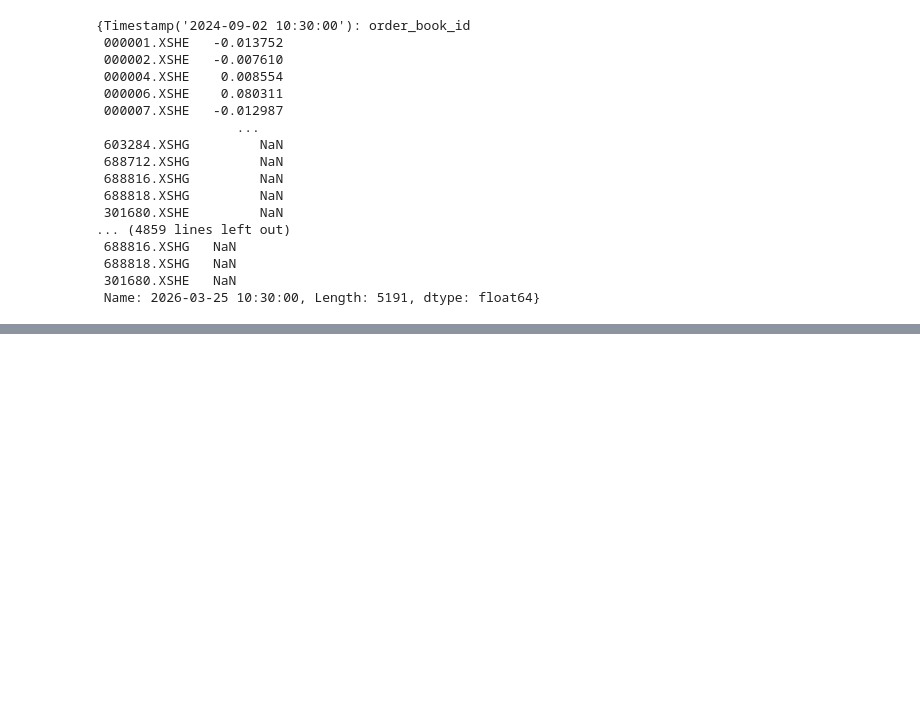
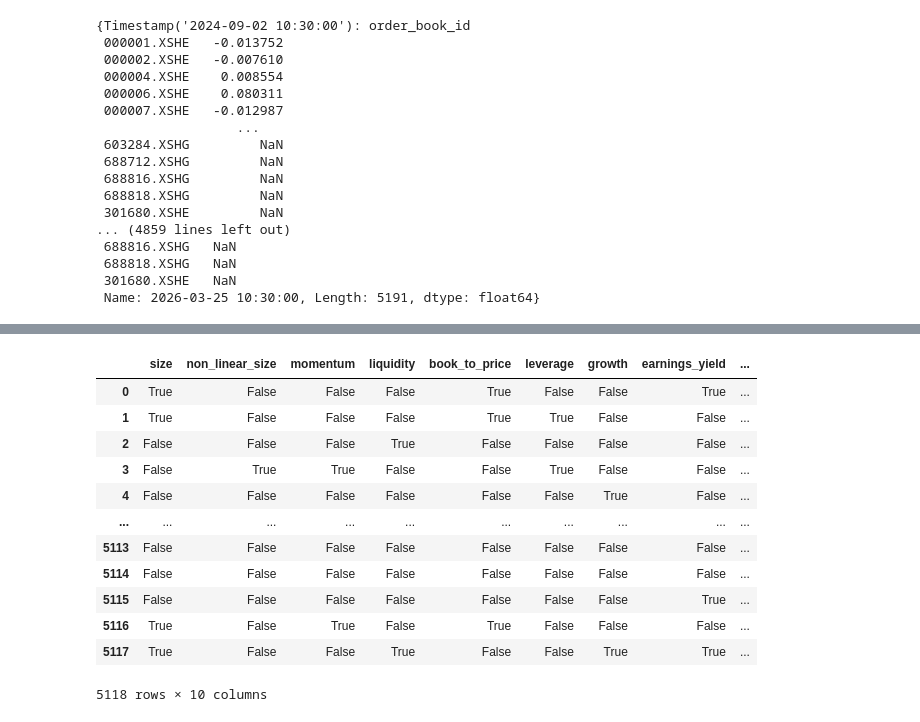
Before and after one commit to LeeSXS23456/REPOSITORY, a Jupyter notebook: data_extract.ipynb, the cells around one changed output, grey strips where cells are left out. Cells and saved outputs as stored; diff of their text form; code cells hidden in the pictures; blank space fills up the shorter version.

```diff
--- a/data_extract.ipynb
+++ b/data_extract.ipynb
@@ -880 +842,12 @@ with open(f"{desdir}/全A_freemcp_25_26D_dict.pkl", "wb") as f:
     pickle.dump(mcp_dict, f)
+# %%
+#补齐一下barra暴露信息
+bardir = "E:/SJTU/实习/国泰海通/barra因子/data_base/barra_data/whole_mkt"
+tr_s_filter = [d for d in tr_s if (d >= pd.Timestamp('2024-09-02 00:00:00')) and (d <= pd.Timestamp('2025-01-02 00:00:00'))]
+ids = kj_dict[tr_s_filter[-1]].index.tolist()
+ids = [id for id in ids if not id.endswith(".BJSE")]
+for dt in tr_s_filter:
+    df = get_factor_exposure(ids, start_date=dt, end_date=dt, factors=None, industry_mapping='sws_2021', model='v1', market='cn')
+    df.reset_index(inplace=True)
+    df.to_pickle(f"{bardir}/{dt.strftime('%Y-%m-%d')}.pkl")
+    print(dt)
@@ -880,0 +875,11 @@ with open(f"{desdir}/全A_freemcp_25_26D_dict.pkl", "wb") as f:
+# %%
+#补齐一下因子收益率协方差矩阵和特质收益率协方差矩阵
+srcdir = "E:/SJTU/实习/国泰海通/barra因子/data_base"
+tr_s_filter = [d for d in tr_s if (d >= pd.Timestamp('2020-01-01 00:00:00')) and (d <= pd.Timestamp('2025-01-02 00:00:00'))]
+#df = pd.read_pickle(f"{srcdir}/spe_ret_cov/2025-01-02.pkl")
+for dt in tr_s_filter:
+    df = get_factor_covariance(dt, horizon= 'daily', model = 'v1',industry_mapping='sws_2021')
+    # df = get_specific_risk(ids, start_date=dt, end_date=dt, horizon= 'daily', model = 'v1',industry_mapping='sws_2021')
+    #特质收益矩阵需要转置
+    df.to_pickle(f"{srcdir}/fac_ret_cov/{dt.strftime('%Y-%m-%d')}.pkl")
+    print(dt)
@@ -880,0 +906,18 @@ with open(f"{desdir}/全A_freemcp_25_26D_dict.pkl", "wb") as f:
+# %%
+import pandas as pd
+
+srcdir = "E:/SJTU/实习/国泰海通/barra因子/data_base/barra_data/whole_mkt"
+trdir = "E:/SJTU/实习/国泰海通/barra因子/data_base"
+
+start_dt = "2025-01-01"
+end_dt = "2026-03-25"
+styles = ['size', 'non_linear_size', 'momentum',
+       'liquidity', 'book_to_price', 'leverage', 'growth', 'earnings_yield',
+       'beta', 'residual_volatility']
+
+trdates = pd.read_pickle(f"{trdir}/trading_dates.pkl")
+filter_dates = [d for d in trdates if (d >= start_dt) and (d <= end_dt)]
+
+for date in filter_dates:
+    df = pd.read_pickle(f"{srcdir}/{date}.pkl")
+    df
@@ -880,0 +942,19 @@ with open(f"{desdir}/全A_freemcp_25_26D_dict.pkl", "wb") as f:
+# %%
+styles = ['size', 'non_linear_size', 'momentum', 'liquidity',
+              'book_to_price', 'leverage', 'growth', 'earnings_yield',
+              'beta', 'residual_volatility']
+df[styles] >= df[styles].quantile(0.9)
+# %% [output]
+|  | size | non_linear_size | momentum | liquidity | book_to_price | leverage | growth | earnings_yield | ... |
+| 0 | True | False | False | False | True | False | False | True | ... |
+| 1 | True | False | False | False | True | True | False | False | ... |
+| 2 | False | False | False | True | False | False | False | False | ... |
+| 3 | False | True | True | False | False | True | False | False | ... |
+| 4 | False | False | False | False | False | False | True | False | ... |
+| ... | ... | ... | ... | ... | ... | ... | ... | ... | ... |
+| 5113 | False | False | False | False | False | False | False | False | ... |
+| 5114 | False | False | False | False | False | False | False | False | ... |
+| 5115 | False | False | False | False | False | False | False | True | ... |
+| 5116 | True | False | True | False | True | False | False | False | ... |
+| 5117 | True | False | False | True | False | False | True | True | ... |
+5118 rows × 10 columns
```
Also changed, not shown: parts of 30 cells of this notebook.
